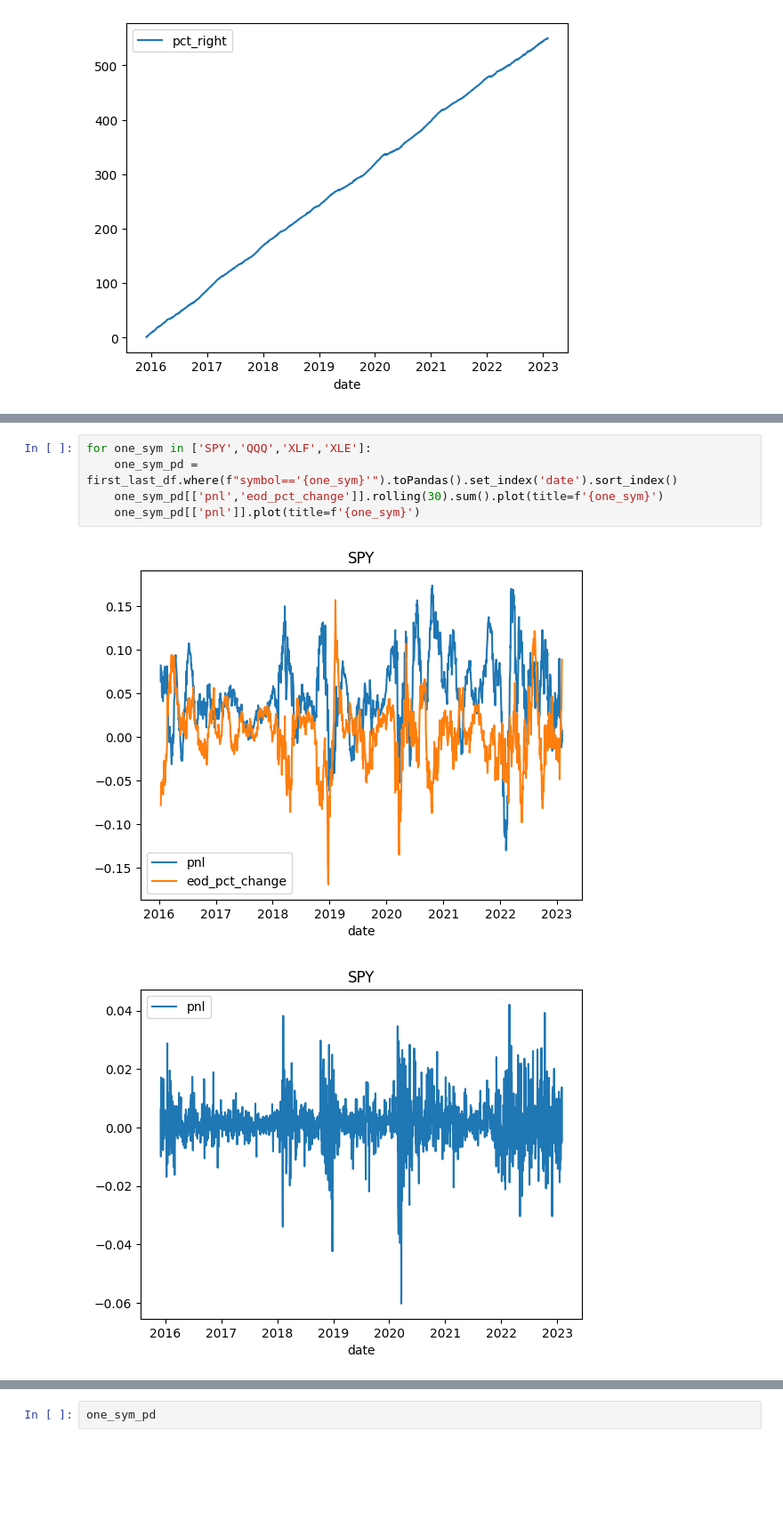
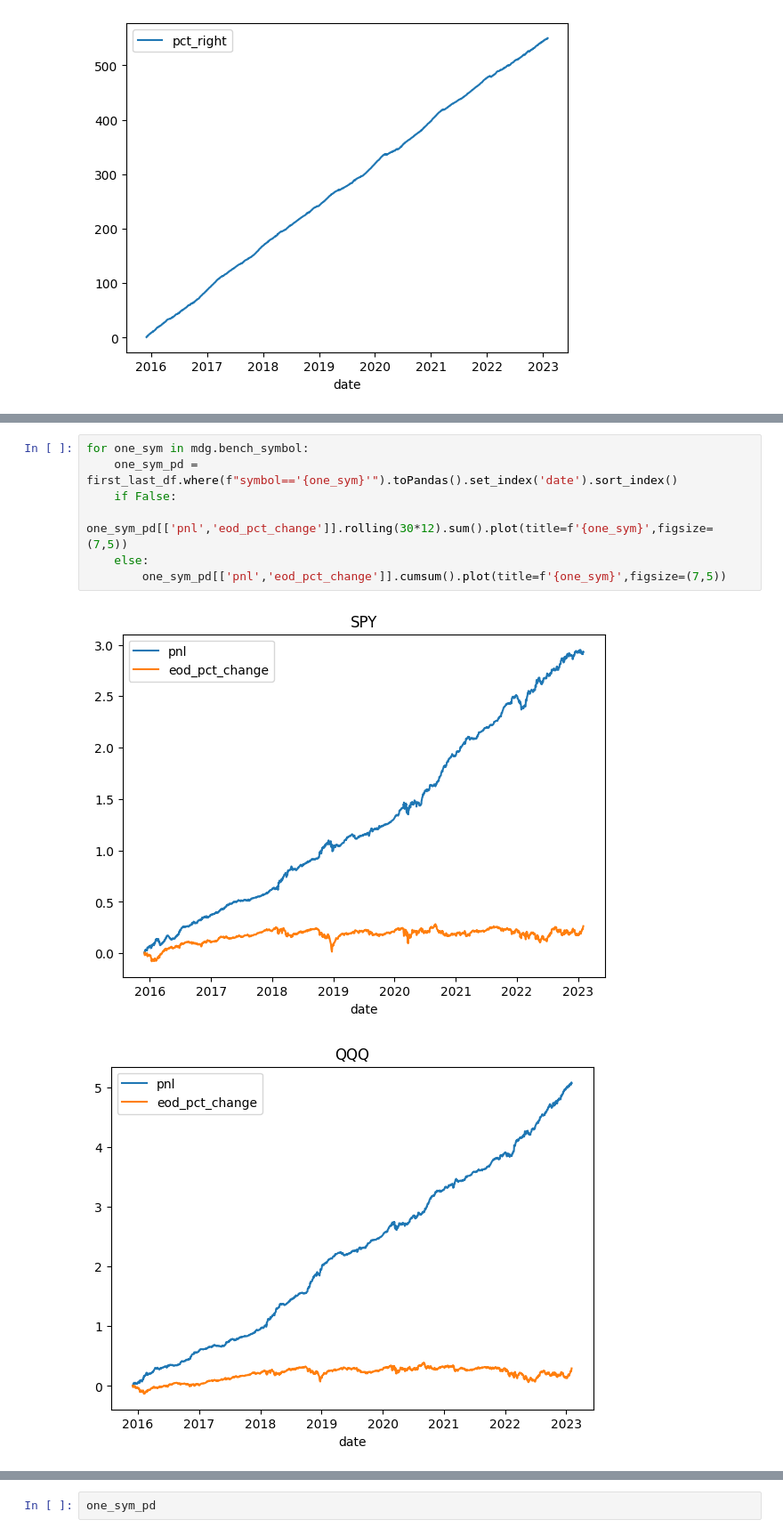
Before and after one commit to aws-samples/quant-research, a Jupyter notebook: src/notebooks/quant_research_examples/intraday_momentum.ipynb, the cells around one changed output, grey strips where cells are left out. Shown: that part at 89% size. Saved outputs shown, nothing was run; the diff lists cells and outputs as text; blank space fills up the shorter version.

```diff
--- a/src/notebooks/quant_research_examples/intraday_momentum.ipynb
+++ b/src/notebooks/quant_research_examples/intraday_momentum.ipynb
@@ -748,8 +789,10 @@ res_stats.set_index('date').sort_index()[[plot_col]].cumsum().plot()
 # %%
-for one_sym in ['SPY','QQQ','XLF','XLE']:
+for one_sym in mdg.bench_symbol:
     one_sym_pd = first_last_df.where(f"symbol=='{one_sym}'").toPandas().set_index('date').sort_index()
-    one_sym_pd[['pnl','eod_pct_change']].rolling(30).sum().plot(title=f'{one_sym}')
-    one_sym_pd[['pnl']].plot(title=f'{one_sym}')
+    if False:
+        one_sym_pd[['pnl','eod_pct_change']].rolling(30*12).sum().plot(title=f'{one_sym}',figsize=(7,5))
+    else:
+        one_sym_pd[['pnl','eod_pct_change']].cumsum().plot(title=f'{one_sym}',figsize=(7,5))
 # %% [output]
-[figure, old version]
+[figure, new version]
-[figure, old version]
+[figure, new version]
```
Also changed, not shown: parts of 12 cells of this notebook.
